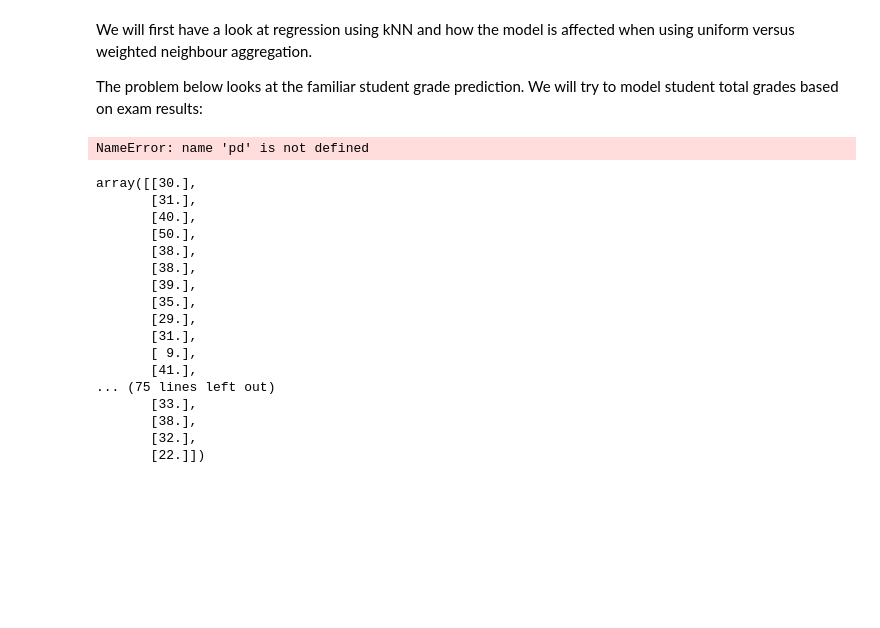
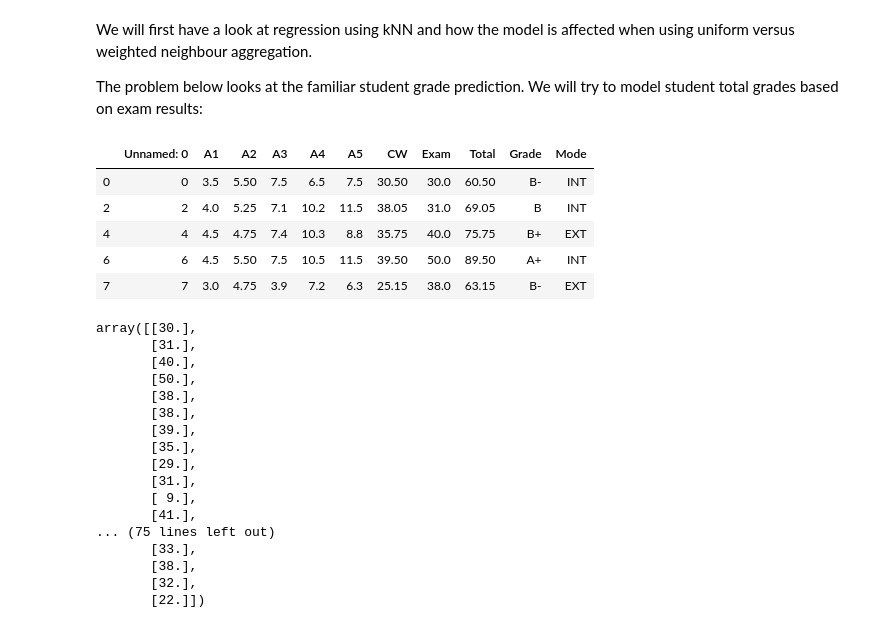
Before and after one commit to TOMMYWHY/158_755DataScience, a Jupyter notebook: 158755/Notebooks/Lecture 6- kNN, Normalization, Distance Metrics, Weighted Neighbours.ipynb, the cells around one changed output. Drawn from its saved outputs; the diff is of its cells as text; code cells hidden in the pictures; blank space fills up the shorter version.

```diff
--- a/158755/Notebooks/Lecture 6- kNN, Normalization, Distance Metrics, Weighted Neighbours.ipynb
+++ b/158755/Notebooks/Lecture 6- kNN, Normalization, Distance Metrics, Weighted Neighbours.ipynb
@@ -682,11 +682,16 @@ rcParams['axes.facecolor'] = 'white'
 rcParams['patch.edgecolor'] = 'white'
 rcParams['font.family'] = 'StixGeneral'
 # %%
-grades = pd.read_csv('..\datasets\grades_prediction_mode.csv')
+grades = pd.read_csv('../datasets/grades_prediction_mode.csv')
 grades = grades.dropna()
 grades.head()
 # %% [output]
-NameError: name 'pd' is not defined
+|  | Unnamed: 0 | A1 | A2 | A3 | A4 | A5 | CW | Exam | Total | Grade | Mode |
+| 0 | 0 | 3.5 | 5.50 | 7.5 | 6.5 | 7.5 | 30.50 | 30.0 | 60.50 | B- | INT |
+| 2 | 2 | 4.0 | 5.25 | 7.1 | 10.2 | 11.5 | 38.05 | 31.0 | 69.05 | B | INT |
+| 4 | 4 | 4.5 | 4.75 | 7.4 | 10.3 | 8.8 | 35.75 | 40.0 | 75.75 | B+ | EXT |
+| 6 | 6 | 4.5 | 5.50 | 7.5 | 10.5 | 11.5 | 39.50 | 50.0 | 89.50 | A+ | INT |
+| 7 | 7 | 3.0 | 4.75 | 3.9 | 7.2 | 6.3 | 25.15 | 38.0 | 63.15 | B- | EXT |
 # %%
 X = grades.Exam.values
 X = np.reshape(X, (len(grades.Exam), 1))
```
Also changed, not shown: parts of 7 cells of this notebook, 5 other files.
